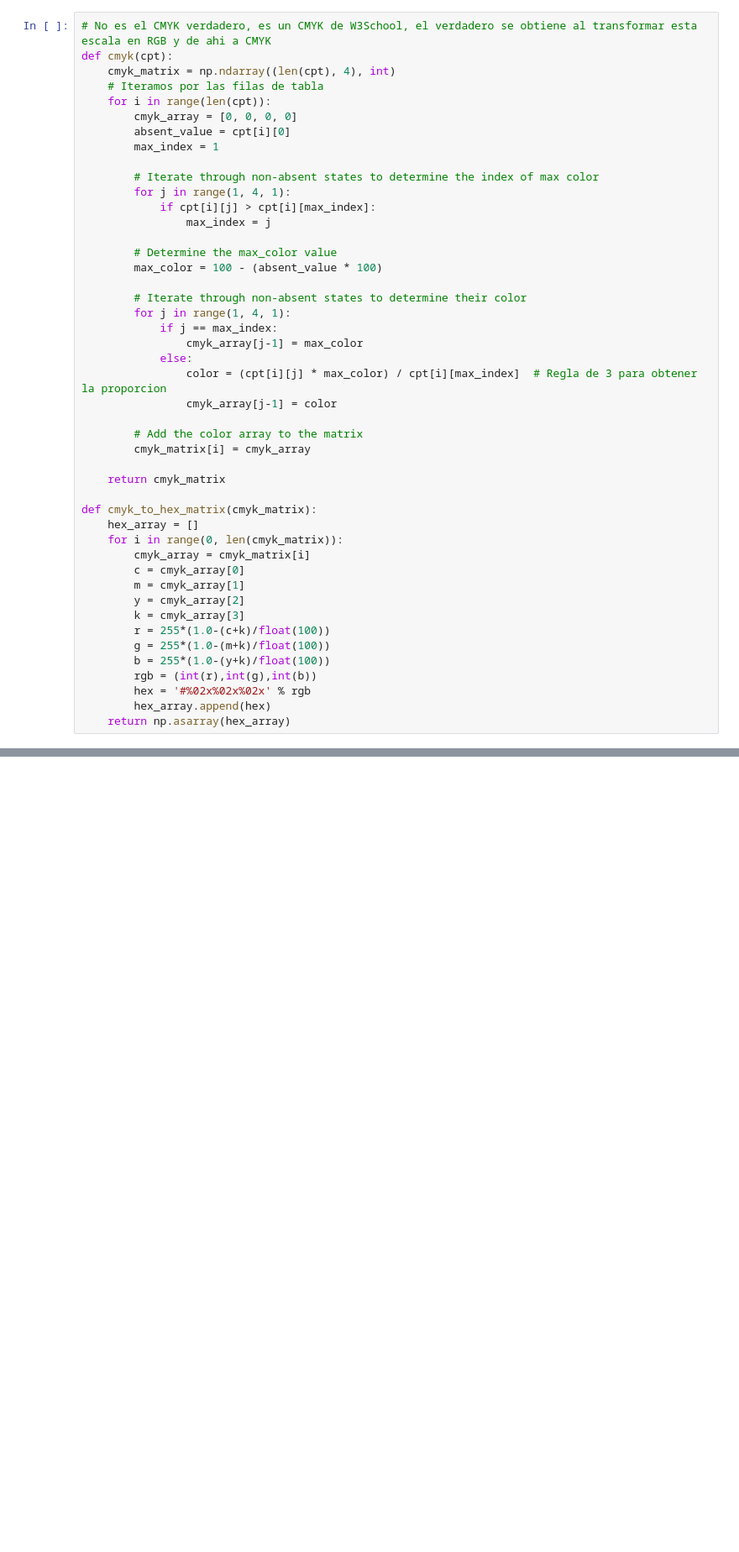
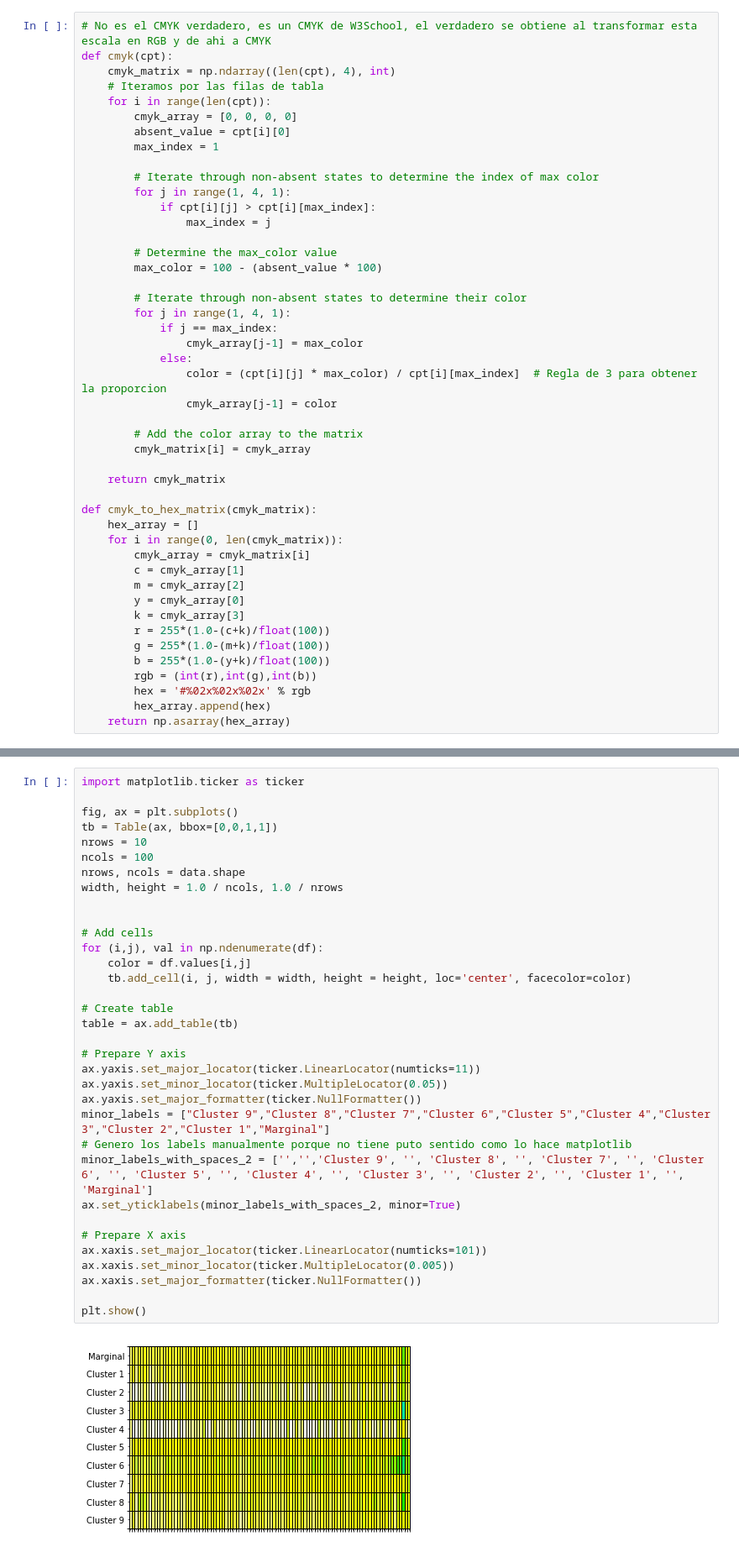
Before and after one commit to ferjorosa/allen-clustering, a Jupyter notebook: python/Generate.ipynb, the cells around one changed output, grey strips where cells are left out. Shown: that part at 84% size. Saved outputs shown, nothing was run; the diff lists cells and outputs as text; blank space fills up the shorter version.

Commit message:
update with chart

```diff
--- a/python/Generate.ipynb
+++ b/python/Generate.ipynb
@@ -33,9 +33,9 @@ def cmyk_to_hex_matrix(cmyk_matrix):
     hex_array = []
     for i in range(0, len(cmyk_matrix)):
         cmyk_array = cmyk_matrix[i]
-        c = cmyk_array[0]
-        m = cmyk_array[1]
-        y = cmyk_array[2]
+        c = cmyk_array[1]
+        m = cmyk_array[2]
+        y = cmyk_array[0]
         k = cmyk_array[3]
         r = 255*(1.0-(c+k)/float(100))
         g = 255*(1.0-(m+k)/float(100))
@@ -57,0 +94,36 @@ marginal_colors = cmyk_to_hex_matrix(marginal_colors)
+# %%
+import matplotlib.ticker as ticker
+
+fig, ax = plt.subplots()
+tb = Table(ax, bbox=[0,0,1,1])
+nrows = 10
+ncols = 100
+nrows, ncols = data.shape
+width, height = 1.0 / ncols, 1.0 / nrows
+
+
+# Add cells
+for (i,j), val in np.ndenumerate(df):
+    color = df.values[i,j]
+    tb.add_cell(i, j, width = width, height = height, loc='center', facecolor=color)
+
+# Create table
+table = ax.add_table(tb)
+
+# Prepare Y axis
+ax.yaxis.set_major_locator(ticker.LinearLocator(numticks=11))
+ax.yaxis.set_minor_locator(ticker.MultipleLocator(0.05))
+ax.yaxis.set_major_formatter(ticker.NullFormatter())
+minor_labels = ["Cluster 9","Cluster 8","Cluster 7","Cluster 6","Cluster 5","Cluster 4","Cluster 3","Cluster 2","Cluster 1","Marginal"]
+# Genero los labels manualmente porque no tiene puto sentido como lo hace matplotlib
+minor_labels_with_spaces_2 = ['','','Cluster 9', '', 'Cluster 8', '', 'Cluster 7', '', 'Cluster 6', '', 'Cluster 5', '', 'Cluster 4', '', 'Cluster 3', '', 'Cluster 2', '', 'Cluster 1', '', 'Marginal']
+ax.set_yticklabels(minor_labels_with_spaces_2, minor=True)
+
+# Prepare X axis
+ax.xaxis.set_major_locator(ticker.LinearLocator(numticks=101))
+ax.xaxis.set_minor_locator(ticker.MultipleLocator(0.005))
+ax.xaxis.set_major_formatter(ticker.NullFormatter())
+
+plt.show()
+# %% [output]
+[figure, added]
```
Also changed, not shown: parts of 8 cells of this notebook, 4 other files.
